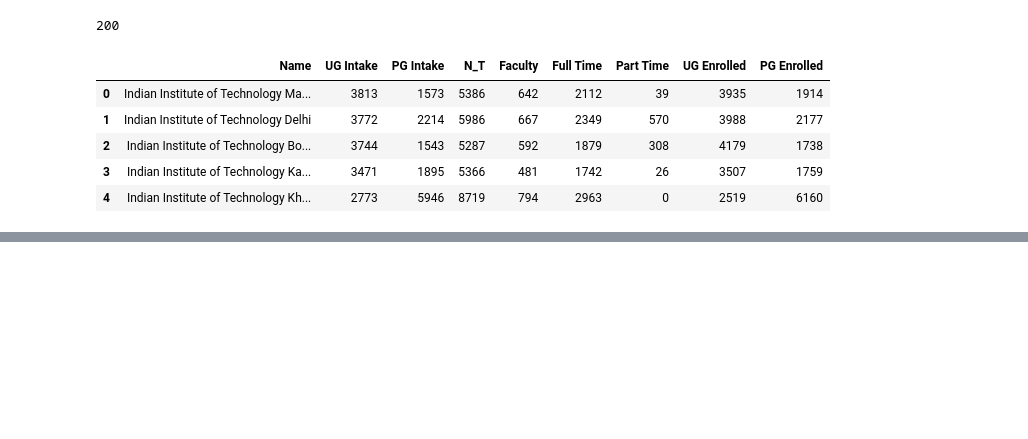
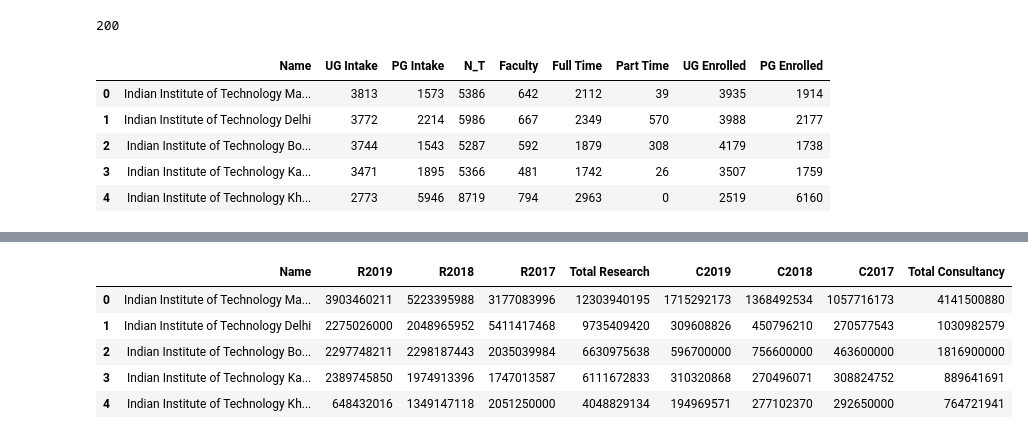
Before and after one commit to krishnaagarwal2001/Analysis-of-NIRF-Ranking, a Jupyter notebook: Data.ipynb, the cells around one changed output, grey strips where cells are left out. Cells and saved outputs as stored; diff of their text form; code cells hidden in the pictures; blank space fills up the shorter version.

```diff
--- a/Data.ipynb
+++ b/Data.ipynb
@@ -387,0 +565,7 @@ Data.to_csv('Data_Engineering_2021.csv',index=False)
+# %%
+F2019=[]
+F2018=[]
+F2017=[]
+P2019=[]
+P2018=[]
+P2017=[]
@@ -387,0 +614,4 @@ Data.to_csv('Data_Engineering_2021.csv',index=False)
+# %%
+FPPP=pd.DataFrame()
+FPPP['Name']=Engineering_2021_pdf['Name']
+FPPP.head()
@@ -387,0 +625,49 @@ Data.to_csv('Data_Engineering_2021.csv',index=False)
+# %%
+R2019=[]
+R2018=[]
+R2017=[]
+C2019=[]
+C2018=[]
+C2017=[]
+for i in range(len(Engineering_2021_pdf['Data'])):
+    for k in range(len(Engineering_2021_pdf['Data'][i])):
+#         print(k)
+        if(Engineering_2021_pdf['Data'][i][k].shape[0]>0 and Engineering_2021_pdf['Data'][i][k].shape[1]>0):
+            if(Engineering_2021_pdf['Data'][i][k].iloc[0][0]=='Total no. of Sponsored Projects'):
+                try:
+                    R2019.append(int(Engineering_2021_pdf['Data'][i][k].iloc[2][1]))
+                    R2018.append(int(Engineering_2021_pdf['Data'][i][k].iloc[2][2]))
+                    R2017.append(int(Engineering_2021_pdf['Data'][i][k].iloc[2][3]))
+                except:
+#                     print(i)
+                    R2019.append(0)
+                    R2018.append(0)
+                    R2017.append(0)
+                    pass
+            if(Engineering_2021_pdf['Data'][i][k].iloc[0][0]=='Total no. of Consultancy Projects'):
+                if(i!=76):
+                    C2019.append(int(Engineering_2021_pdf['Data'][i][k].iloc[2][1]))
+                    C2018.append(int(Engineering_2021_pdf['Data'][i][k].iloc[2][2]))
+                    C2017.append(int(Engineering_2021_pdf['Data'][i][k].iloc[2][3]))
+                else:
+                    C2019.append(0)
+                    C2018.append(0)
+                    C2017.append(0)
+#     break
+# print(len(P2019))
+FPPP['R2019']=R2019
+FPPP['R2018']=R2018
+FPPP['R2017']=R2017
+FPPP['Total Research']=FPPP['R2019']+FPPP['R2018']+FPPP['R2017']
+FPPP['C2019']=C2019
+FPPP['C2018']=C2018
+FPPP['C2017']=C2017
+FPPP['Total Consultancy']=FPPP['C2019']+FPPP['C2018']+FPPP['C2017']
+FPPP.head()
+# %% [output]
+|  | Name | R2019 | R2018 | R2017 | Total Research | C2019 | C2018 | C2017 | Total Consultancy |
+| 0 | Indian Institute of Technology Ma... | 3903460211 | 5223395988 | 3177083996 | 12303940195 | 1715292173 | 1368492534 | 1057716173 | 4141500880 |
+| 1 | Indian Institute of Technology Delhi | 2275026000 | 2048965952 | 5411417468 | 9735409420 | 309608826 | 450796210 | 270577543 | 1030982579 |
+| 2 | Indian Institute of Technology Bo... | 2297748211 | 2298187443 | 2035039984 | 6630975638 | 596700000 | 756600000 | 463600000 | 1816900000 |
+| 3 | Indian Institute of Technology Ka... | 2389745850 | 1974913396 | 1747013587 | 6111672833 | 310320868 | 270496071 | 308824752 | 889641691 |
+| 4 | Indian Institute of Technology Kh... | 648432016 | 1349147118 | 2051250000 | 4048829134 | 194969571 | 277102370 | 292650000 | 764721941 |
```
Also changed, not shown: parts of 33 cells of this notebook, 28 other files.
